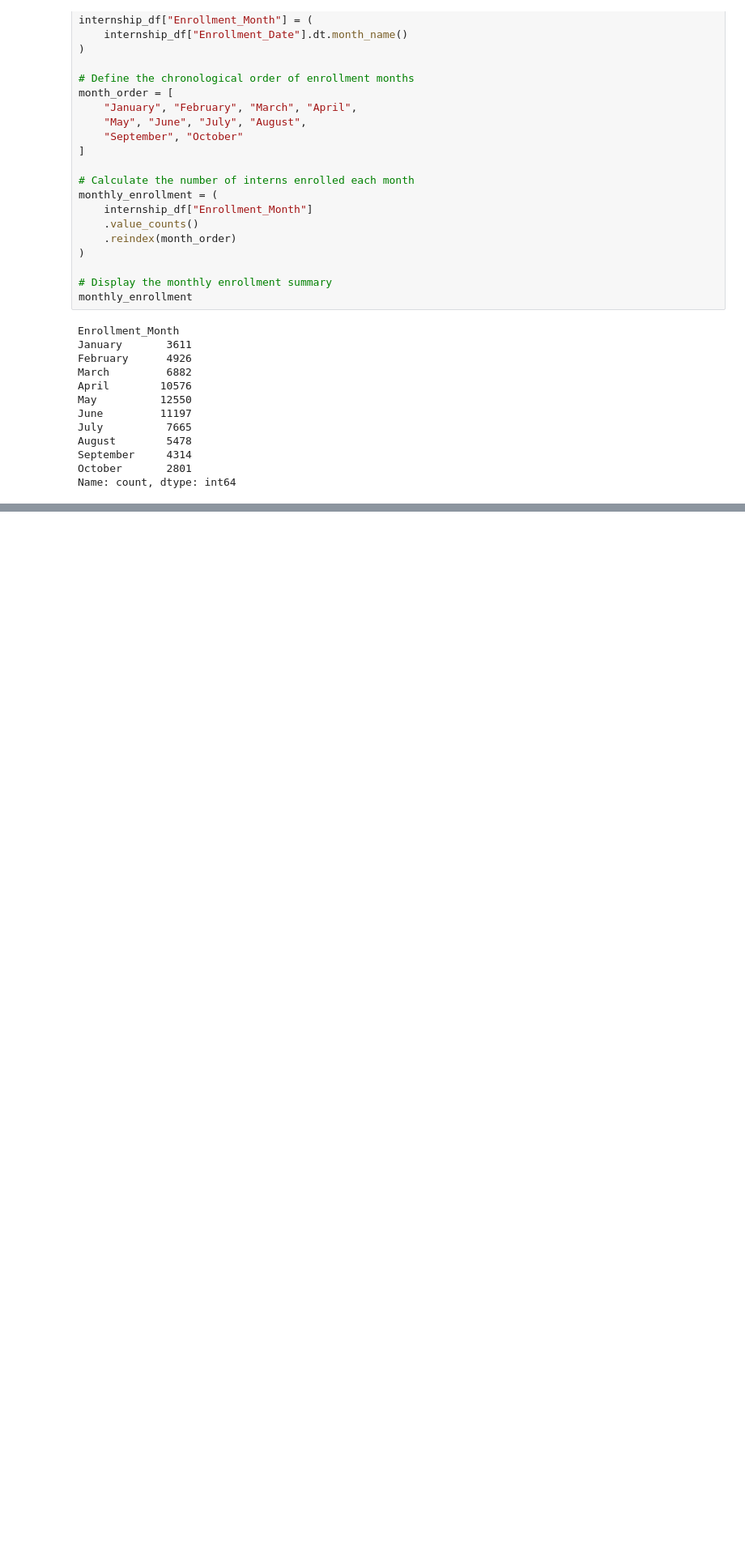
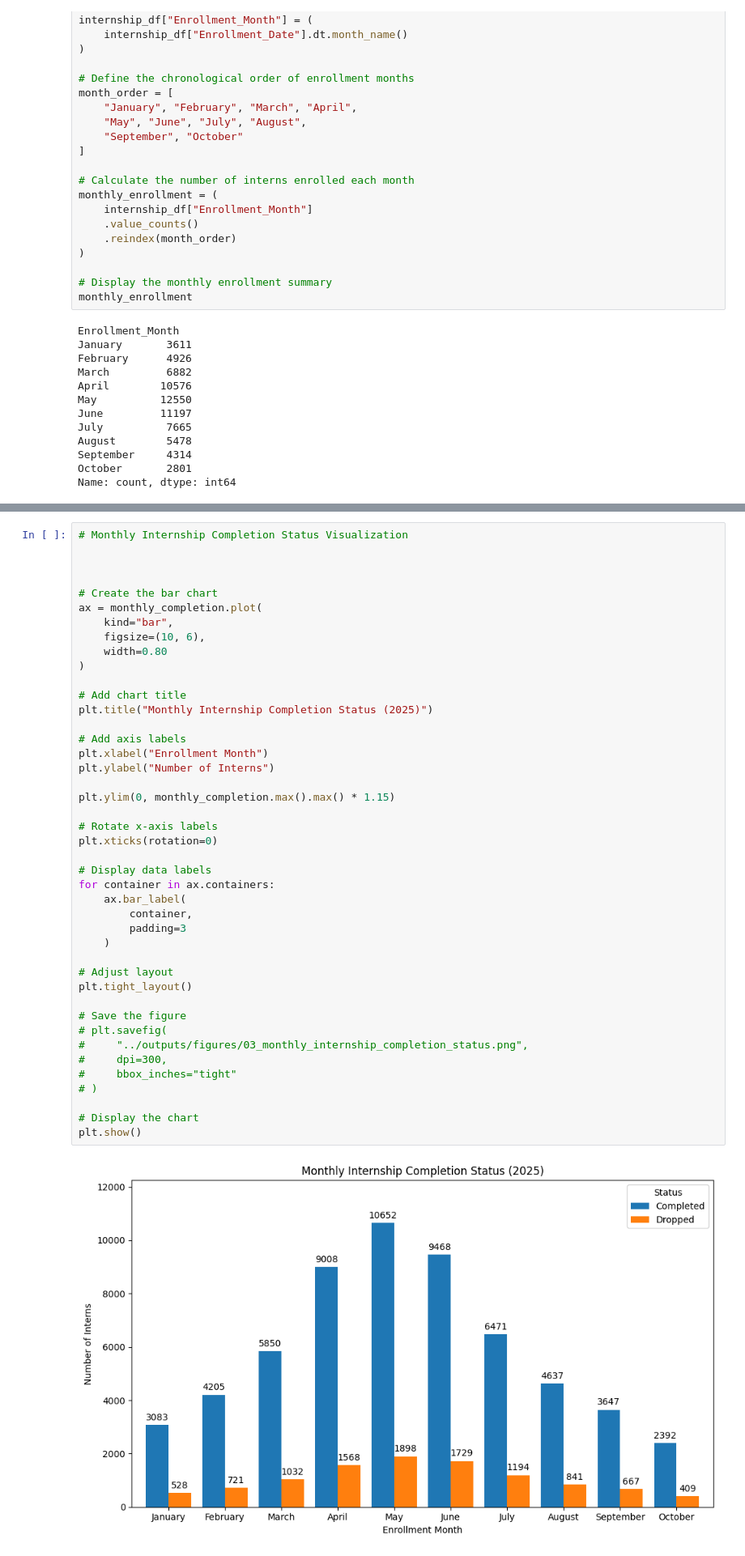
Before and after one commit to huzaifawaheed2/InterneePK-Data-Analyst-Internship, a Jupyter notebook: 01-internship-Program-Analysis/notebooks/internship_program_analysis.ipynb, the cells around one changed output, grey strips where cells are left out. Shown at 81% size. Drawn from its saved outputs; the diff is of its cells as text; blank space fills up the shorter version.

```diff
--- a/01-internship-Program-Analysis/notebooks/internship_program_analysis.ipynb
+++ b/01-internship-Program-Analysis/notebooks/internship_program_analysis.ipynb
@@ -285,0 +452,45 @@ The concentration of enrollments between April and June suggests that the organi
+# %%
+# Monthly Internship Completion Status Visualization
+
+
+
+# Create the bar chart
+ax = monthly_completion.plot(
+    kind="bar",
+    figsize=(10, 6),
+    width=0.80
+)
+
+# Add chart title
+plt.title("Monthly Internship Completion Status (2025)")
+
+# Add axis labels
+plt.xlabel("Enrollment Month")
+plt.ylabel("Number of Interns")
+
+plt.ylim(0, monthly_completion.max().max() * 1.15)
+
+# Rotate x-axis labels
+plt.xticks(rotation=0)
+
+# Display data labels
+for container in ax.containers:
+    ax.bar_label(
+        container,
+        padding=3
+    )
+
+# Adjust layout
+plt.tight_layout()
+
+# Save the figure
+# plt.savefig(
+#     "../outputs/figures/03_monthly_internship_completion_status.png",
+#     dpi=300,
+#     bbox_inches="tight"
+# )
+
+# Display the chart
+plt.show()
+# %% [output]
+[figure, added]
```
Also changed, not shown: parts of 58 cells of this notebook.
